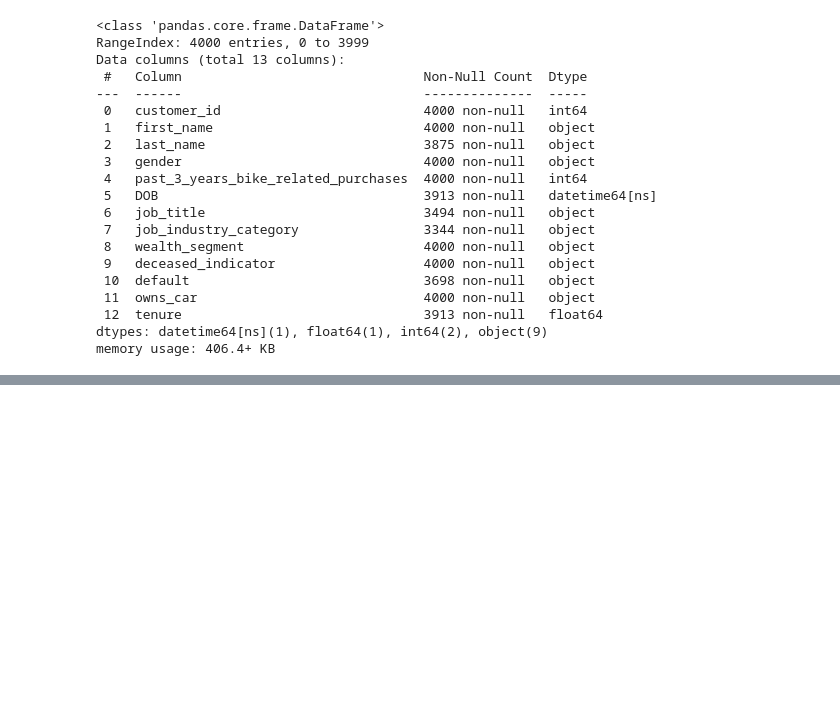
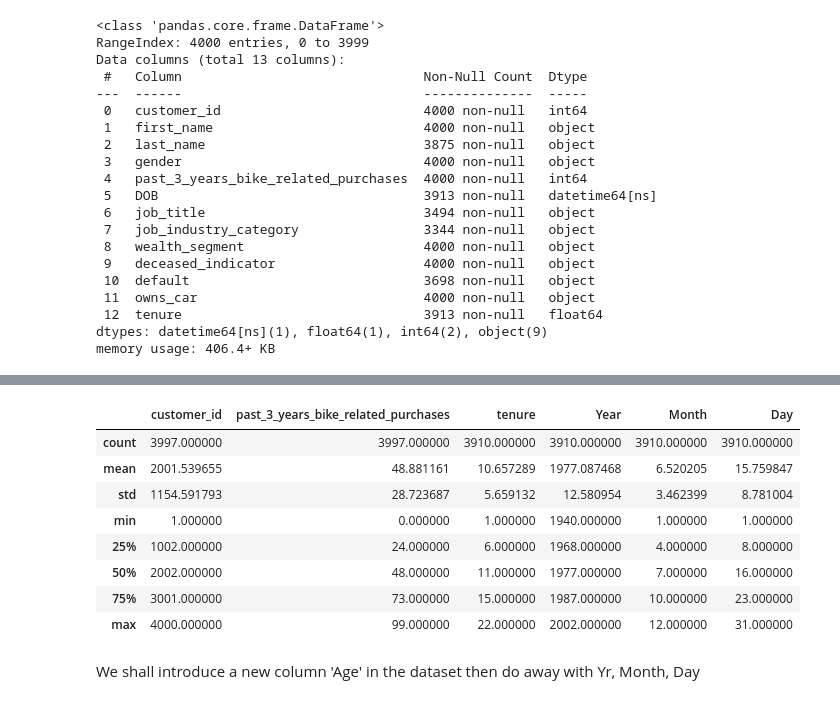
Before and after one commit to kanjamwingirwa/KPMG_AU_Virtual_Internship, a Jupyter notebook: KPMG_AU_INTERNSHIP_FINAL_PY.ipynb, the cells around one changed output, grey strips where cells are left out. Cells and saved outputs as stored; diff of their text form; code cells hidden in the pictures; blank space fills up the shorter version.

```diff
--- a/KPMG_AU_INTERNSHIP_FINAL_PY.ipynb
+++ b/KPMG_AU_INTERNSHIP_FINAL_PY.ipynb
@@ -229,0 +273,16 @@ memory usage: 406.4+ KB
+# %%
+#lets deal with outliers
+# Calculate the upper and lower limits
+Q1 = Customer_Demographic_df['Year'].quantile(0.25)
+Q3 = Customer_Demographic_df['Year'].quantile(0.75)
+IQR = Q3 - Q1
+lower = Q1 - 1.5*IQR
+upper = Q3 + 1.5*IQR
+
+# Create arrays of Boolean values indicating the outlier rows
+upper_array = np.where(Customer_Demographic_df['Year']>=upper)[0]
+lower_array = np.where(Customer_Demographic_df['Year']<=lower)[0]
+
+# Removing the outliers
+Customer_Demographic_df.drop(index=upper_array, inplace=True)
+Customer_Demographic_df.drop(index=lower_array, inplace=True)
@@ -229,0 +335,3 @@ memory usage: 406.4+ KB
+# %%
+Customer_Demographic_df['gender'].replace({'F': 'Female', 'Femal': 'Female', 'M': 'Male'}, inplace=True)
+Customer_Demographic_df.head(2)
@@ -229,0 +376,14 @@ memory usage: 406.4+ KB
+# %%
+Customer_Demographic_df.describe()
+# %% [output]
+|  | customer_id | past_3_years_bike_related_purchases | tenure | Year | Month | Day |
+| count | 3997.000000 | 3997.000000 | 3910.000000 | 3910.000000 | 3910.000000 | 3910.000000 |
+| mean | 2001.539655 | 48.881161 | 10.657289 | 1977.087468 | 6.520205 | 15.759847 |
+| std | 1154.591793 | 28.723687 | 5.659132 | 12.580954 | 3.462399 | 8.781004 |
+| min | 1.000000 | 0.000000 | 1.000000 | 1940.000000 | 1.000000 | 1.000000 |
+| 25% | 1002.000000 | 24.000000 | 6.000000 | 1968.000000 | 4.000000 | 8.000000 |
+| 50% | 2002.000000 | 48.000000 | 11.000000 | 1977.000000 | 7.000000 | 16.000000 |
+| 75% | 3001.000000 | 73.000000 | 15.000000 | 1987.000000 | 10.000000 | 23.000000 |
+| max | 4000.000000 | 99.000000 | 22.000000 | 2002.000000 | 12.000000 | 31.000000 |
+# %% [markdown]
+We shall introduce a new column 'Age' in the dataset then do away with Yr, Month, Day
```
Also changed, not shown: parts of 26 cells of this notebook.
